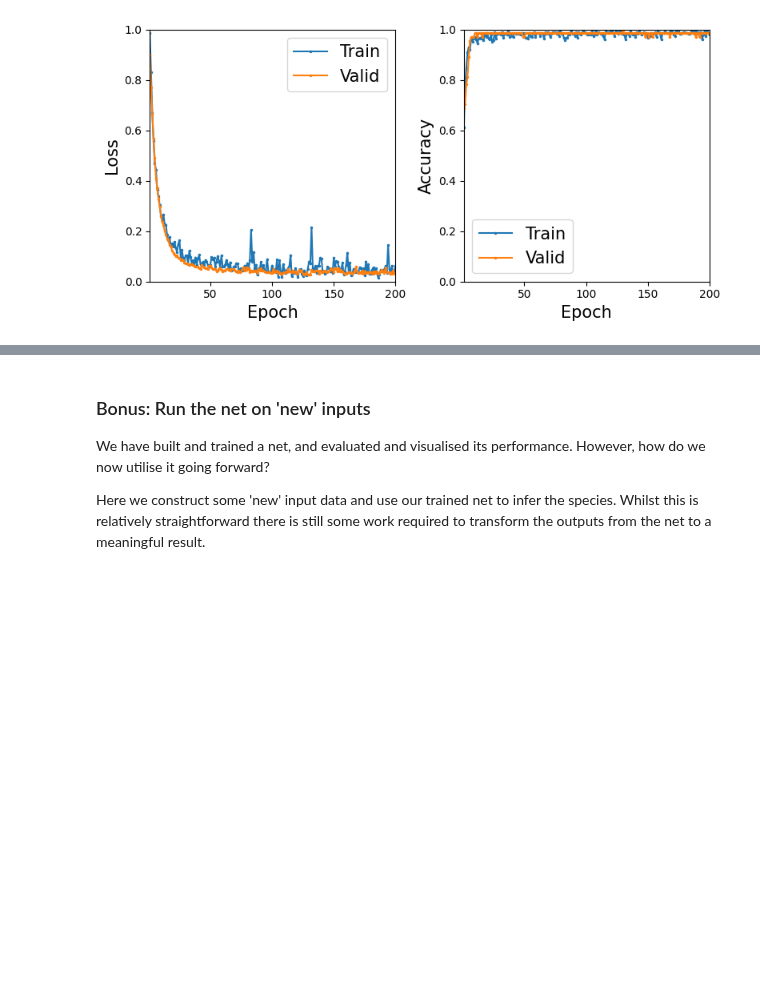
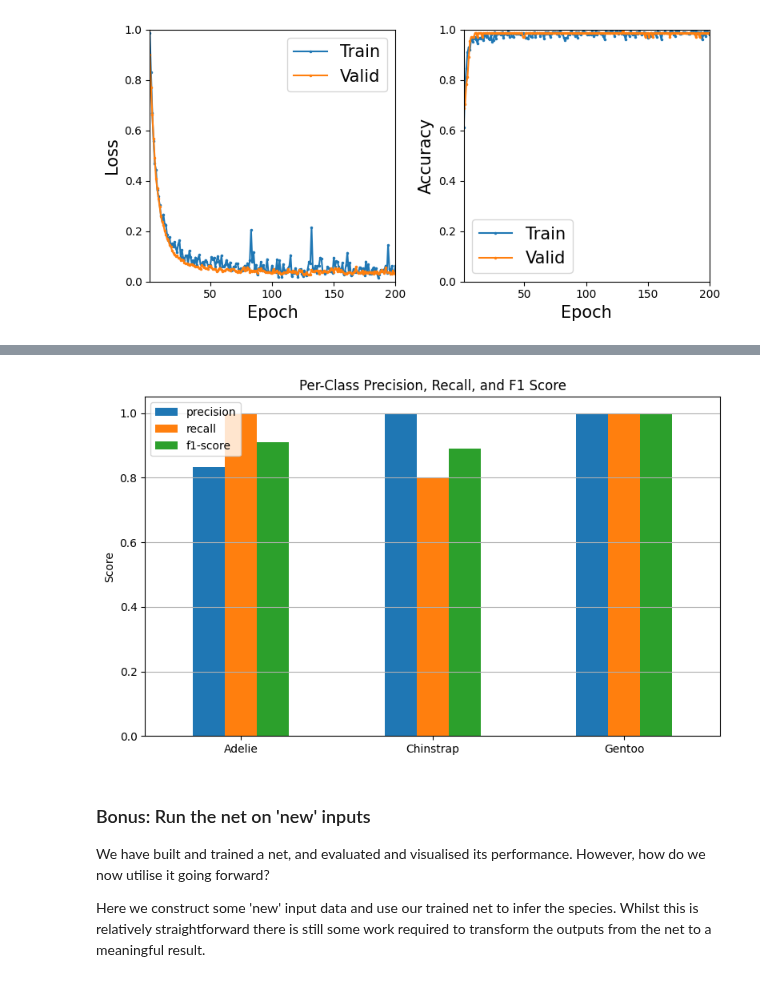
Before and after one commit to Cambridge-ICCS/practical-ml-with-pytorch, a Jupyter notebook: worked-solutions/01_penguin_classification_solutions.ipynb, the cells around one changed output, grey strips where cells are left out. Saved outputs shown, nothing was run; the diff lists cells and outputs as text; code cells hidden in the pictures; blank space fills up the shorter version.

```diff
--- a/worked-solutions/01_penguin_classification_solutions.ipynb
+++ b/worked-solutions/01_penguin_classification_solutions.ipynb
@@ -759,0 +809,29 @@ fig.tight_layout()
+# %%
+from sklearn.metrics import classification_report
+import pandas as pd
+
+
+# class_names = ['Adelie', 'Chinstrap', 'Gentoo']
+report = classification_report(
+    y_true=all_labels,
+    y_pred=all_preds,
+    target_names=class_names,
+    output_dict=True  # <- so we can plot it
+)
+
+
+# Convert the report dict to DataFrame for plotting
+report_df = pd.DataFrame(report).transpose()
+report_df = report_df.loc[class_names, ['precision', 'recall', 'f1-score']]
+
+# Plot
+report_df.plot(kind='bar', figsize=(8, 5))
+plt.title("Per-Class Precision, Recall, and F1 Score")
+plt.ylim(0.0, 1.05)
+plt.ylabel("Score")
+plt.xticks(rotation=0)
+plt.grid(axis='y')
+plt.tight_layout()
+plt.show()
+# %% [output]
+[figure, added]
```
Also changed, not shown: parts of 4 cells of this notebook.
